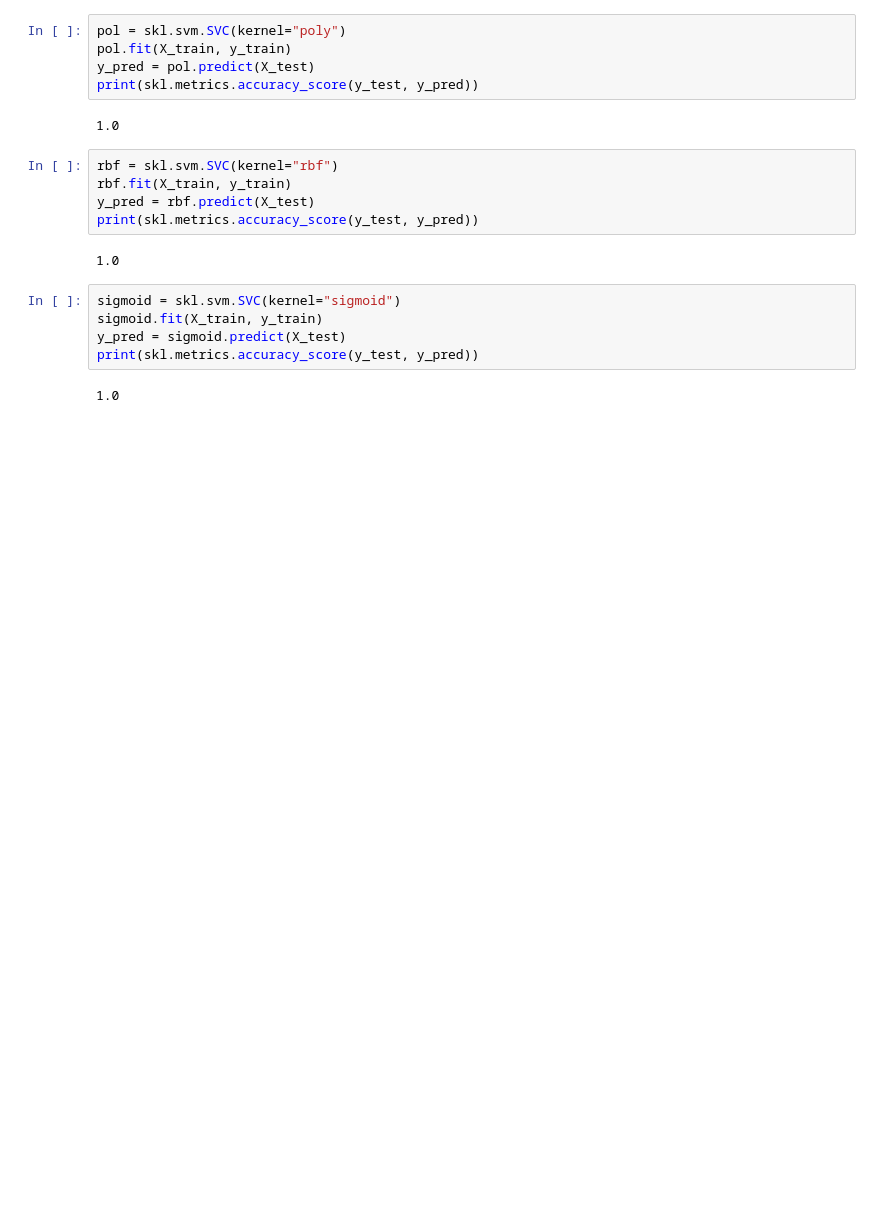
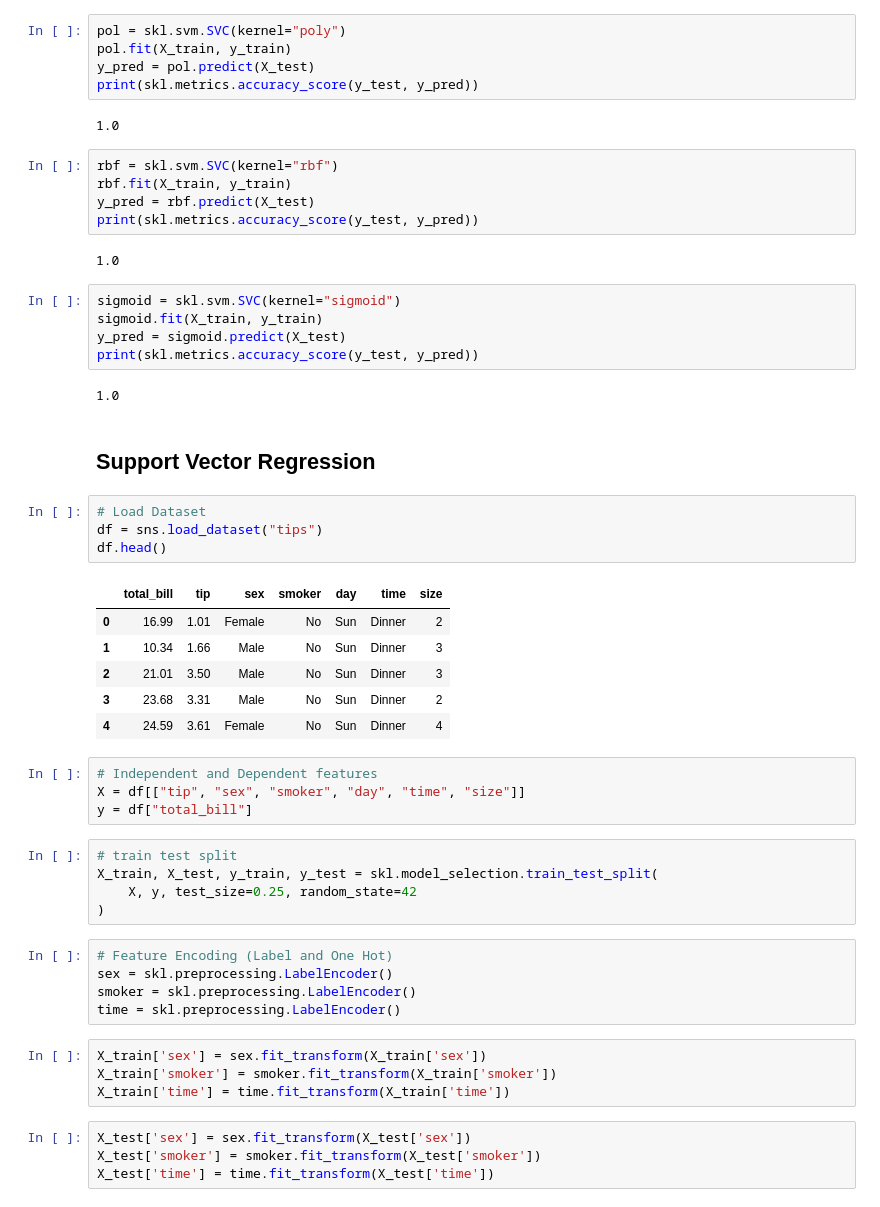
Before and after one commit to SVyeole08/Machine-Learning, a Jupyter notebook: Supervised Learning/6_Support_Vector_Classification.ipynb, the cells around one changed output. Cells and saved outputs as stored; diff of their text form; blank space fills up the shorter version.

Commit message:
Implemented Support Vector Regression

```diff
--- a/Supervised Learning/6_Support_Vector_Classification.ipynb
+++ b/Supervised Learning/6_Support_Vector_Classification.ipynb
@@ -251,3 +251,38 @@ y_pred = sigmoid.predict(X_test)
 print(skl.metrics.accuracy_score(y_test, y_pred))
 # %% [output]
 1.0
+# %% [markdown]
+## Support Vector Regression
+# %%
+# Load Dataset
+df = sns.load_dataset("tips")
+df.head()
+# %% [output]
+|  | total_bill | tip | sex | smoker | day | time | size |
+| 0 | 16.99 | 1.01 | Female | No | Sun | Dinner | 2 |
+| 1 | 10.34 | 1.66 | Male | No | Sun | Dinner | 3 |
+| 2 | 21.01 | 3.50 | Male | No | Sun | Dinner | 3 |
+| 3 | 23.68 | 3.31 | Male | No | Sun | Dinner | 2 |
+| 4 | 24.59 | 3.61 | Female | No | Sun | Dinner | 4 |
+# %%
+# Independent and Dependent features
+X = df[["tip", "sex", "smoker", "day", "time", "size"]]
+y = df["total_bill"]
+# %%
+# train test split
+X_train, X_test, y_train, y_test = skl.model_selection.train_test_split(
+    X, y, test_size=0.25, random_state=42
+)
+# %%
+# Feature Encoding (Label and One Hot)
+sex = skl.preprocessing.LabelEncoder()
+smoker = skl.preprocessing.LabelEncoder()
+time = skl.preprocessing.LabelEncoder()
+# %%
+X_train['sex'] = sex.fit_transform(X_train['sex'])
+X_train['smoker'] = smoker.fit_transform(X_train['smoker'])
+X_train['time'] = time.fit_transform(X_train['time'])
+# %%
+X_test['sex'] = sex.fit_transform(X_test['sex'])
+X_test['smoker'] = smoker.fit_transform(X_test['smoker'])
+X_test['time'] = time.fit_transform(X_test['time'])
```
Also changed, not shown: parts of 21 cells of this notebook.
